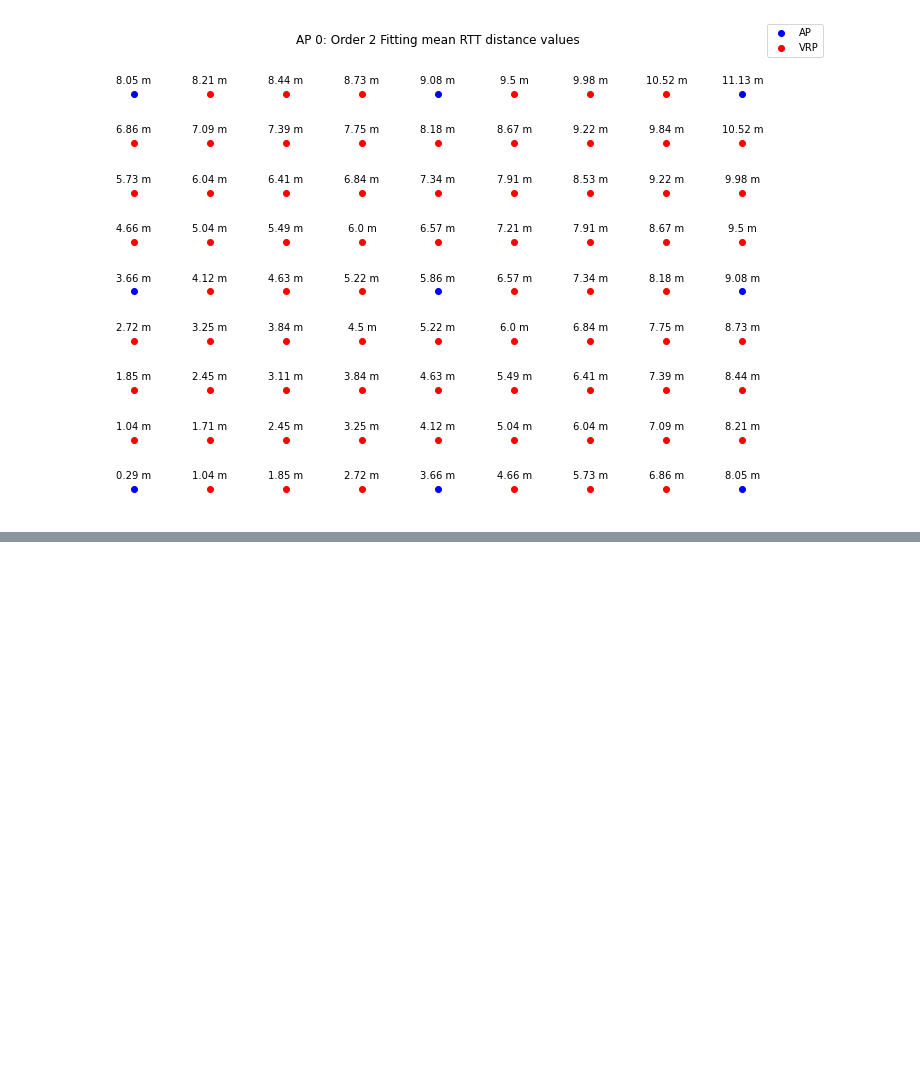
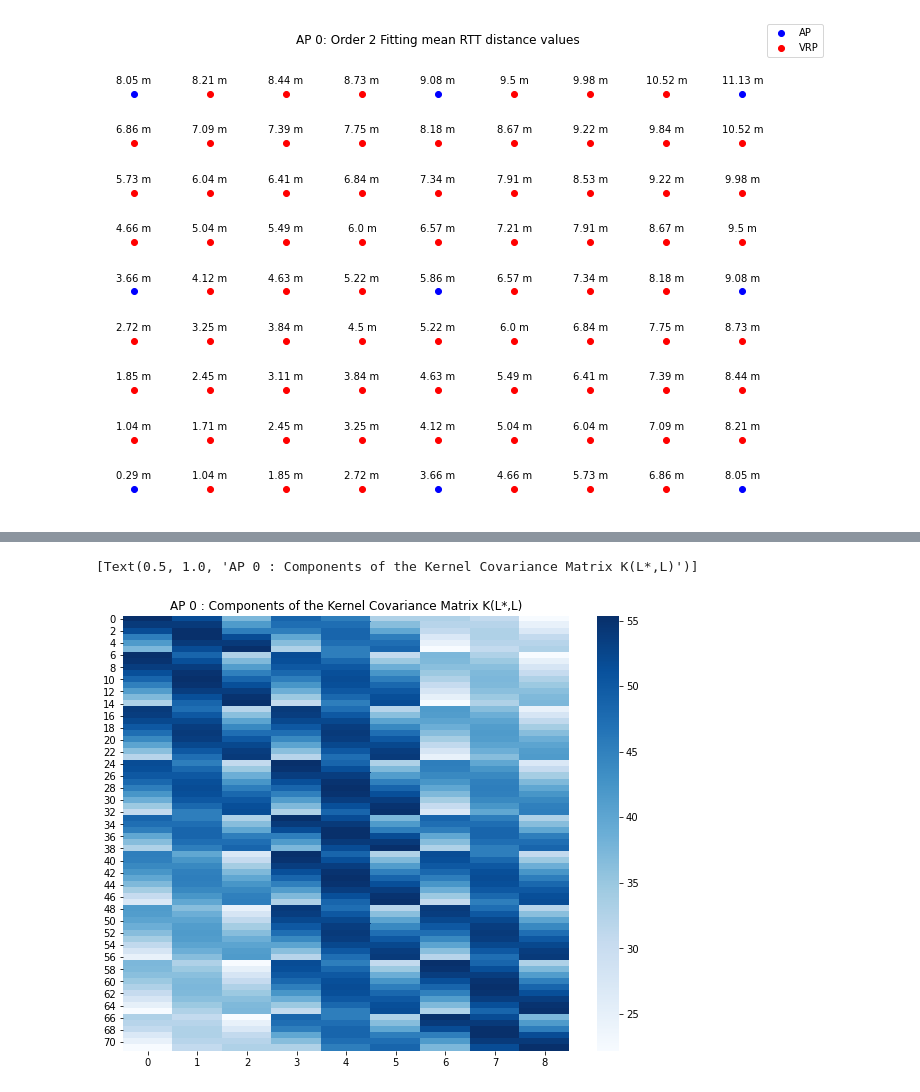
Before and after one commit to carlogattuso/Indoor_Positioning_RTT_GPR, a Jupyter notebook: src/psfm_gpr.ipynb, the cells around one changed output, grey strips where cells are left out. Saved outputs shown, nothing was run; the diff lists cells and outputs as text; code cells hidden in the pictures; blank space fills up the shorter version.

```diff
--- a/src/psfm_gpr.ipynb
+++ b/src/psfm_gpr.ipynb
@@ -365,0 +444,10 @@ print(hyper_params[0][0])
+# %%
+"""
+Kernel Covariance Matrix K(L*,L)
+"""
+fig, ax = plt.subplots(figsize=(10, 8))
+sns.heatmap(data=list[int(menu_4.value)].K_star, cmap='Blues', ax=ax)
+ax.set(title='AP '+menu_4.value+' : Components of the Kernel Covariance Matrix K(L*,L)')
+# %% [output]
+[Text(0.5, 1.0, 'AP 0 : Components of the Kernel Covariance Matrix K(L*,L)')]
+[figure, added]
```
Also changed, not shown: parts of 22 cells of this notebook, 1 other file.
